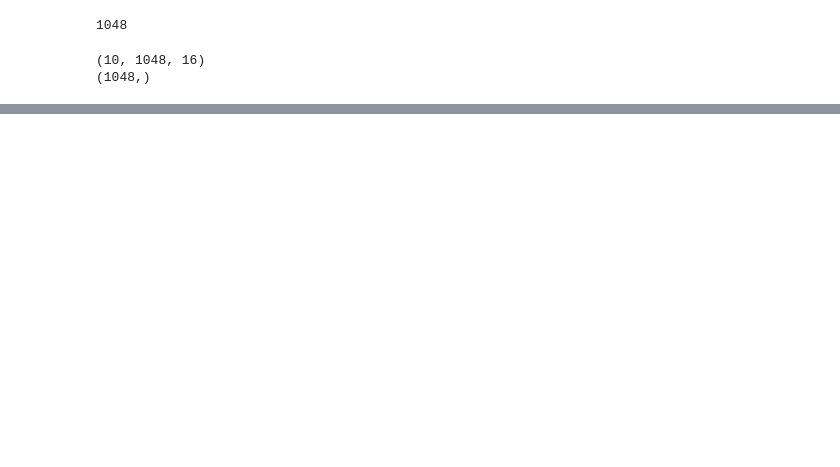
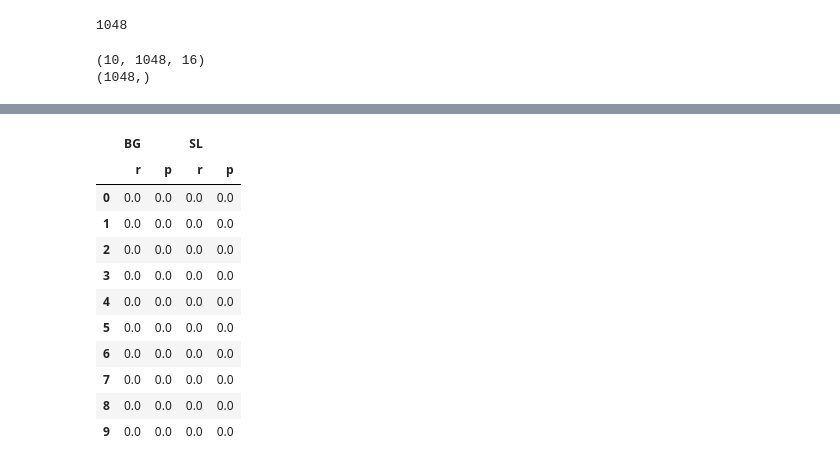
Before and after one commit to Aglinskas/BC-fMRI-AE, a Jupyter notebook: Notebooks/02-RSA-analyses.ipynb, the cells around one changed output, grey strips where cells are left out. Cells and saved outputs as stored; diff of their text form; code cells hidden in the pictures; blank space fills up the shorter version.

```diff
--- a/Notebooks/02-RSA-analyses.ipynb
+++ b/Notebooks/02-RSA-analyses.ipynb
@@ -67,0 +211,18 @@ plt.imshow(asd_cmat_sl[0,:,:])
+# %%
+columns=[('BG', 'r'), ('BG', 'p'), ('SL', 'r'), ('SL', 'p')]
+a = pd.DataFrame(np.zeros((10,4)))
+a.columns = pd.MultiIndex.from_tuples(columns)
+a
+# %% [output]
+|  | BG |  | SL |  |
+|  | r | p | r | p |
+| 0 | 0.0 | 0.0 | 0.0 | 0.0 |
+| 1 | 0.0 | 0.0 | 0.0 | 0.0 |
+| 2 | 0.0 | 0.0 | 0.0 | 0.0 |
+| 3 | 0.0 | 0.0 | 0.0 | 0.0 |
+| 4 | 0.0 | 0.0 | 0.0 | 0.0 |
+| 5 | 0.0 | 0.0 | 0.0 | 0.0 |
+| 6 | 0.0 | 0.0 | 0.0 | 0.0 |
+| 7 | 0.0 | 0.0 | 0.0 | 0.0 |
+| 8 | 0.0 | 0.0 | 0.0 | 0.0 |
+| 9 | 0.0 | 0.0 | 0.0 | 0.0 |
```
Also changed, not shown: parts of 15 cells of this notebook, 2 other files.
